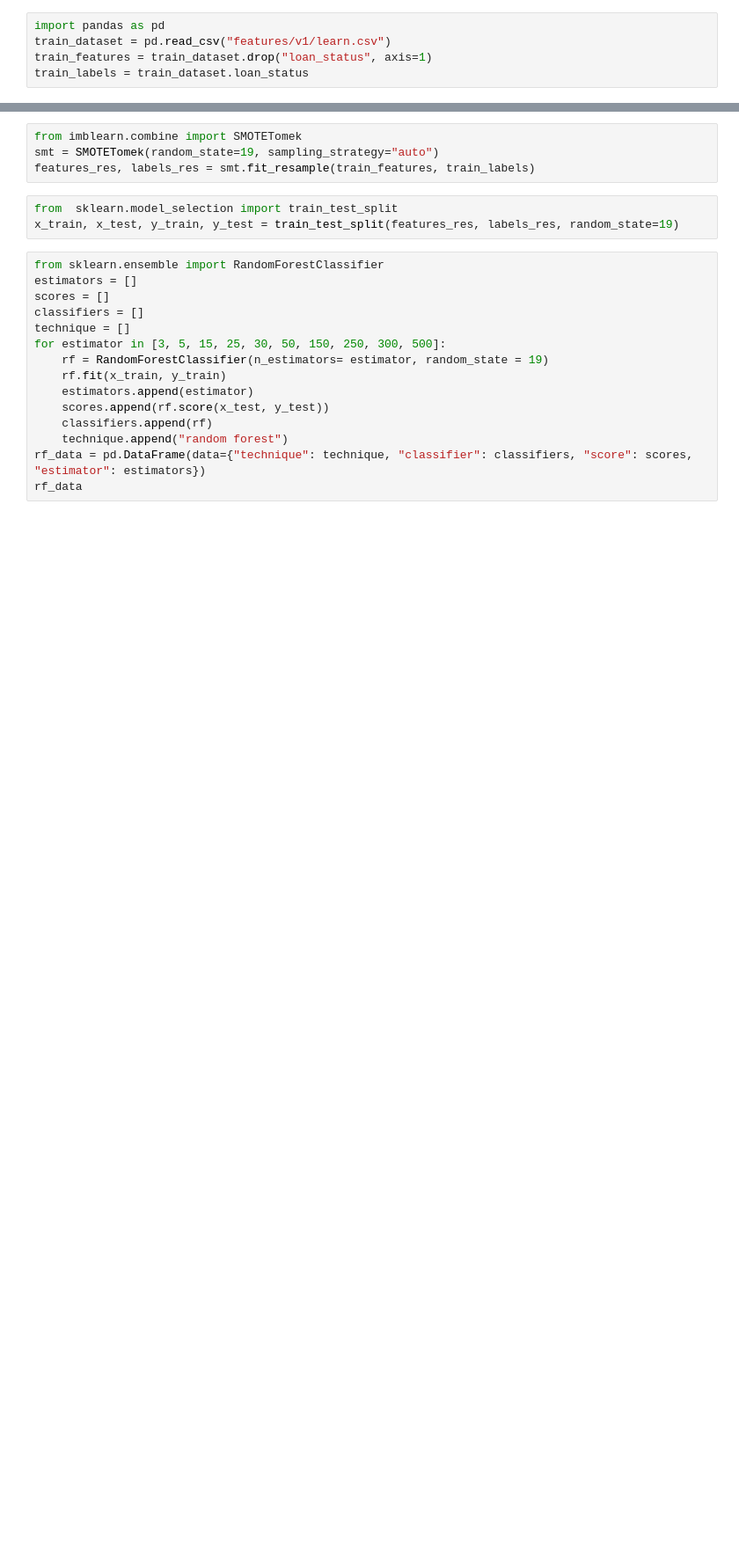
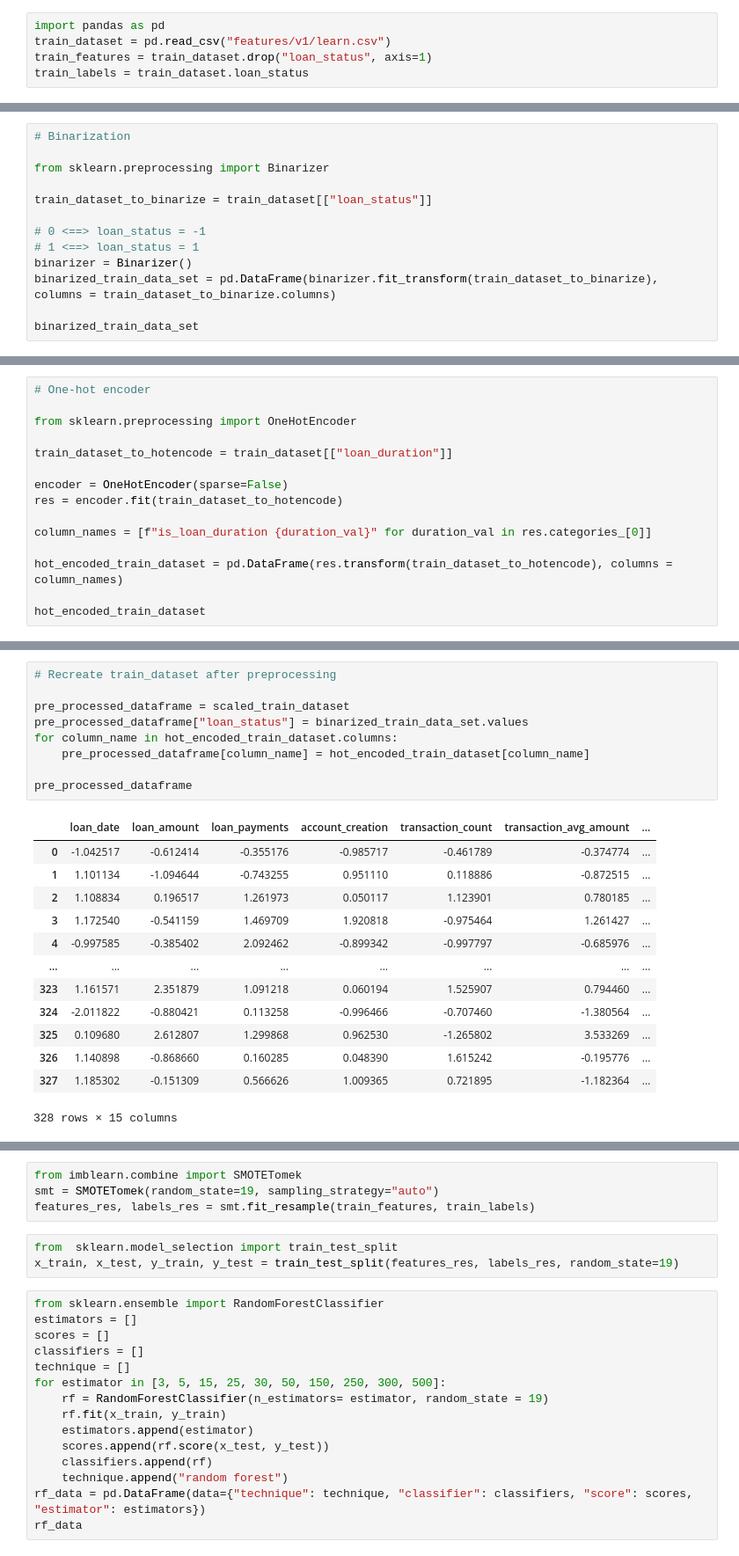
Before and after one commit to joaonmatos/feup-machine-learning, a Jupyter notebook: classifiers.ipynb, the cells around one changed output, grey strips where cells are left out. Shown at 88% size. Cells and saved outputs as stored; diff of their text form; blank space fills up the shorter version.

```diff
--- a/classifiers.ipynb
+++ b/classifiers.ipynb
@@ -5,0 +50,13 @@ train_labels = train_dataset.loan_status
+# %%
+# Binarization
+
+from sklearn.preprocessing import Binarizer
+
+train_dataset_to_binarize = train_dataset[["loan_status"]]
+
+# 0 <==> loan_status = -1
+# 1 <==> loan_status = 1
+binarizer = Binarizer()
+binarized_train_data_set = pd.DataFrame(binarizer.fit_transform(train_dataset_to_binarize), columns = train_dataset_to_binarize.columns)
+
+binarized_train_data_set
@@ -5,0 +77,15 @@ train_labels = train_dataset.loan_status
+# %%
+# One-hot encoder
+
+from sklearn.preprocessing import OneHotEncoder
+
+train_dataset_to_hotencode = train_dataset[["loan_duration"]]
+
+encoder = OneHotEncoder(sparse=False)
+res = encoder.fit(train_dataset_to_hotencode)
+
+column_names = [f"is_loan_duration {duration_val}" for duration_val in res.categories_[0]]
+
+hot_encoded_train_dataset = pd.DataFrame(res.transform(train_dataset_to_hotencode), columns = column_names)
+
+hot_encoded_train_dataset
@@ -5,0 +106,23 @@ train_labels = train_dataset.loan_status
+# %%
+# Recreate train_dataset after preprocessing
+
+pre_processed_dataframe = scaled_train_dataset
+pre_processed_dataframe["loan_status"] = binarized_train_data_set.values
+for column_name in hot_encoded_train_dataset.columns:
+    pre_processed_dataframe[column_name] = hot_encoded_train_dataset[column_name]
+
+pre_processed_dataframe
+# %% [output]
+|  | loan_date | loan_amount | loan_payments | account_creation | transaction_count | transaction_avg_amount | ... |
+| 0 | -1.042517 | -0.612414 | -0.355176 | -0.985717 | -0.461789 | -0.374774 | ... |
+| 1 | 1.101134 | -1.094644 | -0.743255 | 0.951110 | 0.118886 | -0.872515 | ... |
+| 2 | 1.108834 | 0.196517 | 1.261973 | 0.050117 | 1.123901 | 0.780185 | ... |
+| 3 | 1.172540 | -0.541159 | 1.469709 | 1.920818 | -0.975464 | 1.261427 | ... |
+| 4 | -0.997585 | -0.385402 | 2.092462 | -0.899342 | -0.997797 | -0.685976 | ... |
+| ... | ... | ... | ... | ... | ... | ... | ... |
+| 323 | 1.161571 | 2.351879 | 1.091218 | 0.060194 | 1.525907 | 0.794460 | ... |
+| 324 | -2.011822 | -0.880421 | 0.113258 | -0.996466 | -0.707460 | -1.380564 | ... |
+| 325 | 0.109680 | 2.612807 | 1.299868 | 0.962530 | -1.265802 | 3.533269 | ... |
+| 326 | 1.140898 | -0.868660 | 0.160285 | 0.048390 | 1.615242 | -0.195776 | ... |
+| 327 | 1.185302 | -0.151309 | 0.566626 | 1.009365 | 0.721895 | -1.182364 | ... |
+328 rows × 15 columns
```
Also changed, not shown: parts of 5 cells of this notebook, 1 other file.
